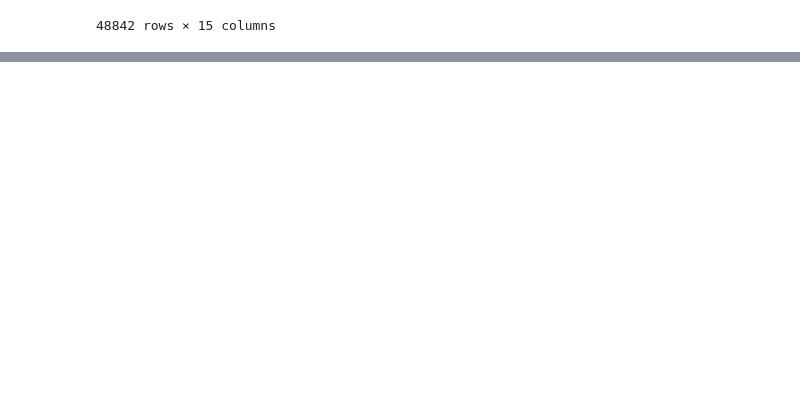
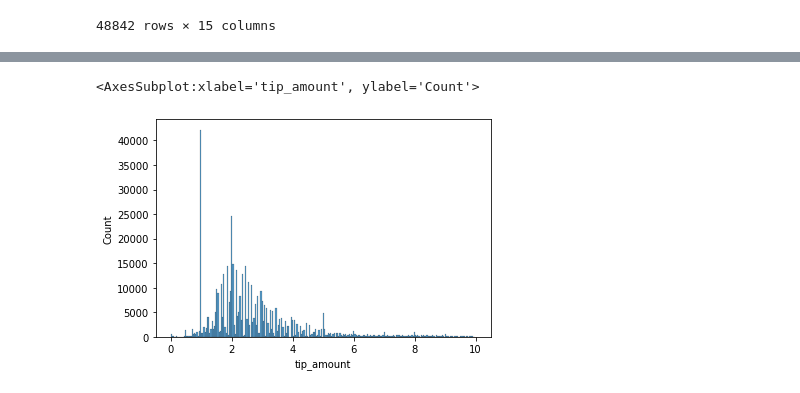
Before and after one commit to yuchaotao/Private-Explanation-System, a Jupyter notebook: data/explore.ipynb, the cells around one changed output, grey strips where cells are left out. Drawn from its saved outputs; the diff is of its cells as text; code cells hidden in the pictures; blank space fills up the shorter version.

```diff
--- a/data/explore.ipynb
+++ b/data/explore.ipynb
@@ -183,0 +280,5 @@ df
+# %%
+sns.histplot(taxi_df.query('0 < tip_amount < 10').sample(frac=0.1).tip_amount)
+# %% [output]
+<AxesSubplot:xlabel='tip_amount', ylabel='Count'>
+[figure, added]
```
Also changed, not shown: parts of 23 cells of this notebook, 31 other files.
